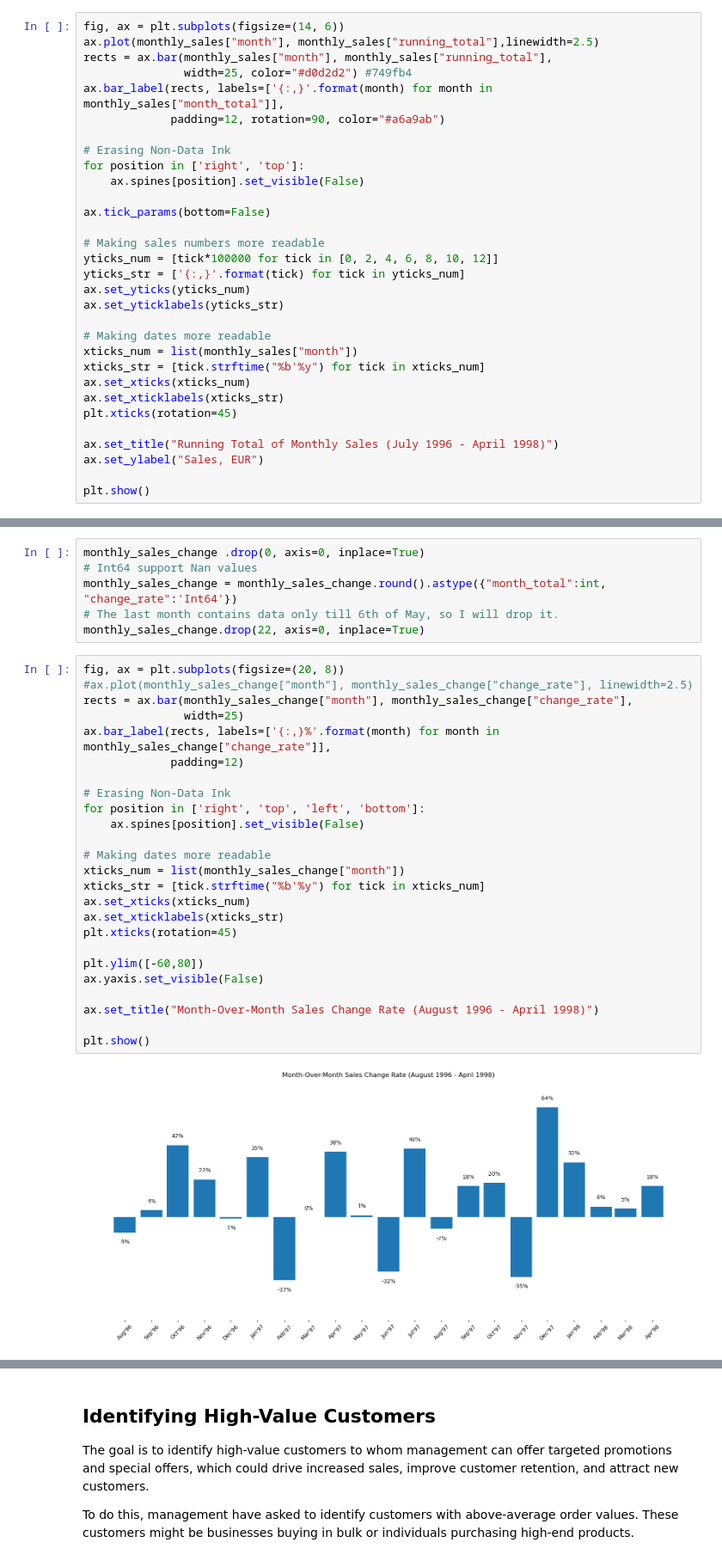
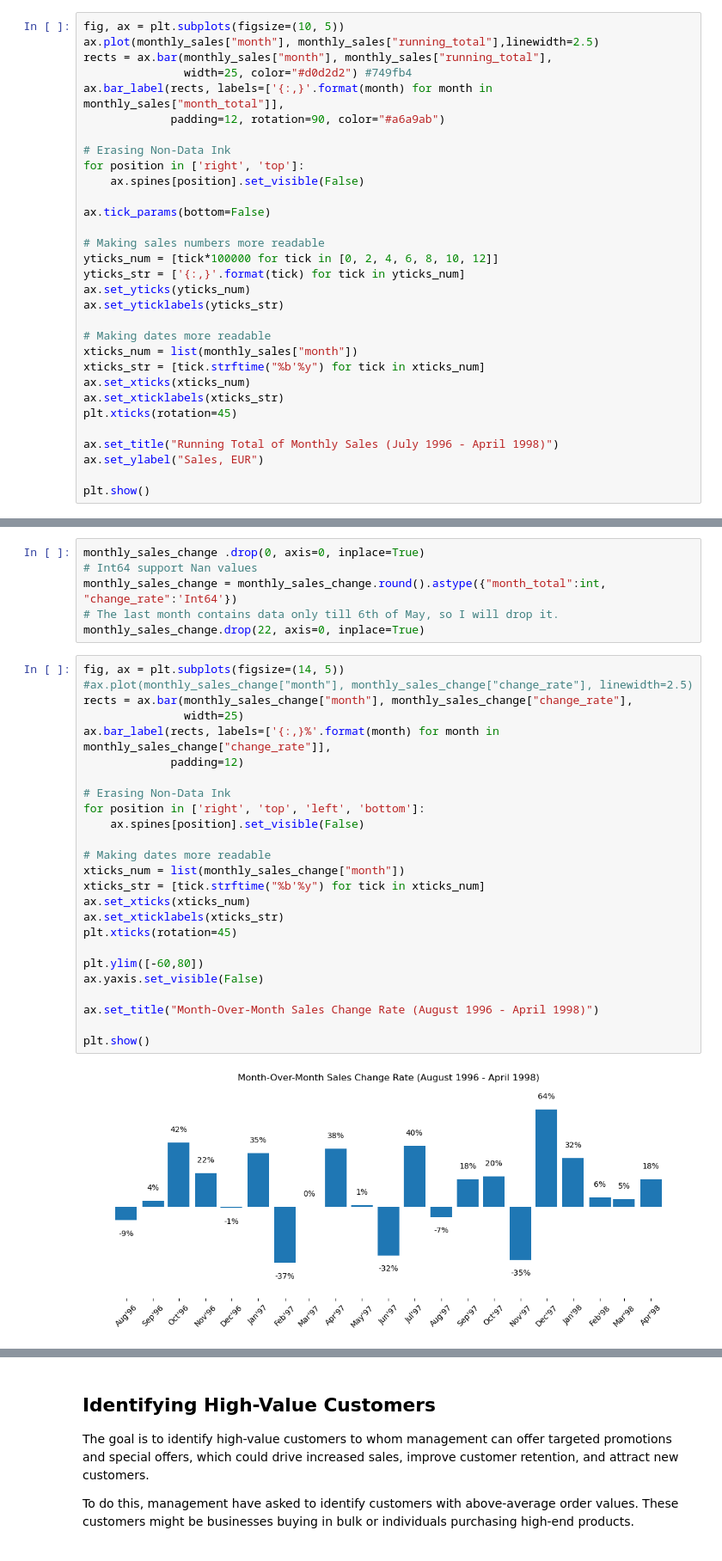
Before and after one commit to VeronikaKudry/business-insights-with-PostgreSQL, a Jupyter notebook: Strategic Business Insights with PostgreSQL.ipynb, the cells around one changed output, grey strips where cells are left out. Shown at 86% size. Cells and saved outputs as stored; diff of their text form.

```diff
--- a/Strategic Business Insights with PostgreSQL.ipynb
+++ b/Strategic Business Insights with PostgreSQL.ipynb
@@ -344,7 +357,7 @@ monthly_sales.head()
 | 3 | 1996-10-01 | 37516 | 117244 |
 | 4 | 1996-11-01 | 45600 | 162844 |
 # %%
-fig, ax = plt.subplots(figsize=(14, 6))
+fig, ax = plt.subplots(figsize=(10, 5))
 ax.plot(monthly_sales["month"], monthly_sales["running_total"],linewidth=2.5)
 rects = ax.bar(monthly_sales["month"], monthly_sales["running_total"],
                width=25, color="#d0d2d2") #749fb4
@@ -455,30 +446,30 @@ monthly_sales_change = monthly_sales_change.round().astype({"month_total":int, "
 # The last month contains data only till 6th of May, so I will drop it.
 monthly_sales_change.drop(22, axis=0, inplace=True)
 # %%
-fig, ax = plt.subplots(figsize=(20, 8))
+fig, ax = plt.subplots(figsize=(14, 5))
 #ax.plot(monthly_sales_change["month"], monthly_sales_change["change_rate"], linewidth=2.5)
 rects = ax.bar(monthly_sales_change["month"], monthly_sales_change["change_rate"],
                width=25)
 ax.bar_label(rects, labels=['{:,}%'.format(month) for month in monthly_sales_change["change_rate"]],
              padding=12)
 
 # Erasing Non-Data Ink
 for position in ['right', 'top', 'left', 'bottom']:
     ax.spines[position].set_visible(False)
 
 # Making dates more readable
 xticks_num = list(monthly_sales_change["month"])
 xticks_str = [tick.strftime("%b'%y") for tick in xticks_num]
 ax.set_xticks(xticks_num)
 ax.set_xticklabels(xticks_str)
 plt.xticks(rotation=45)
 
 plt.ylim([-60,80])
 ax.yaxis.set_visible(False)
 
 ax.set_title("Month-Over-Month Sales Change Rate (August 1996 - April 1998)")
 
 plt.show()
 # %% [output]
-[figure, old version]
+[figure, new version]
 # %% [markdown]
```
Also changed, not shown: parts of 36 cells of this notebook.
